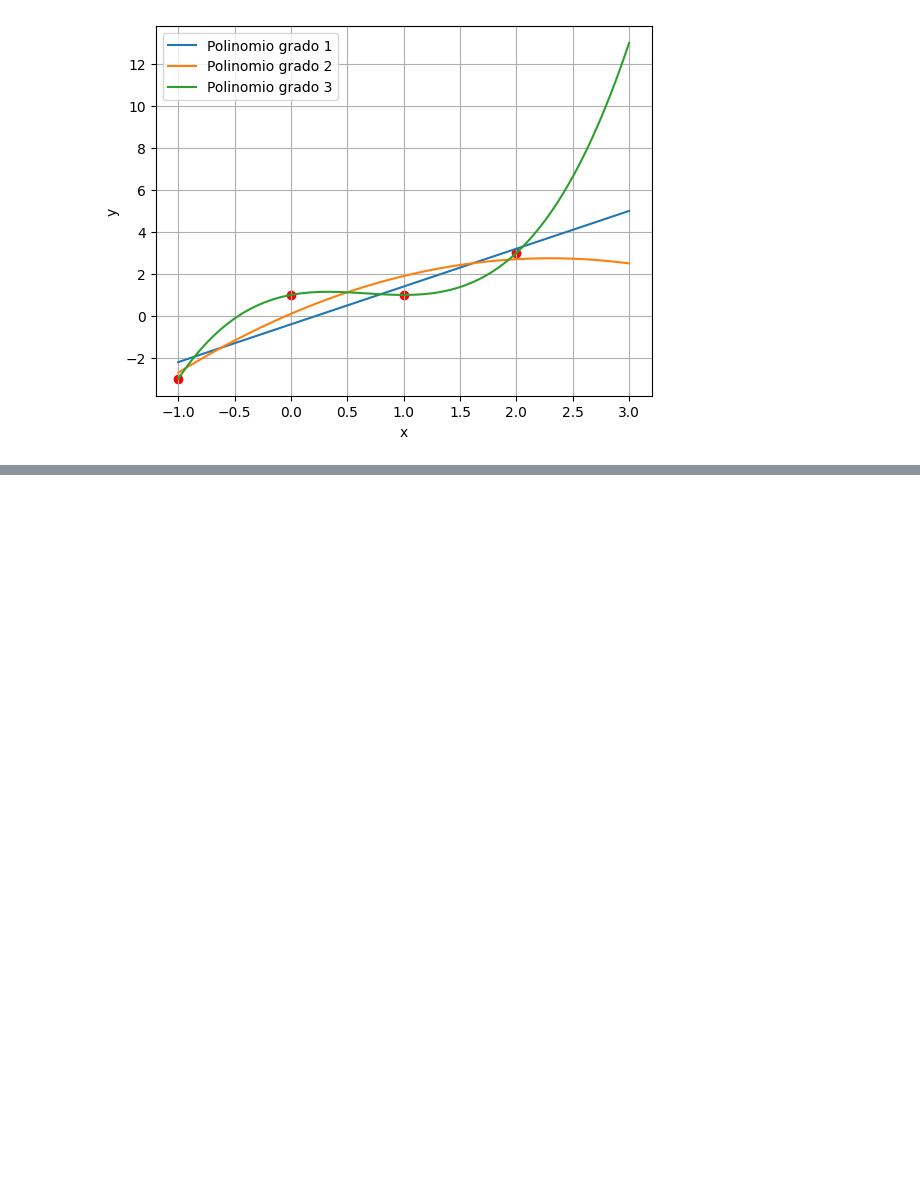
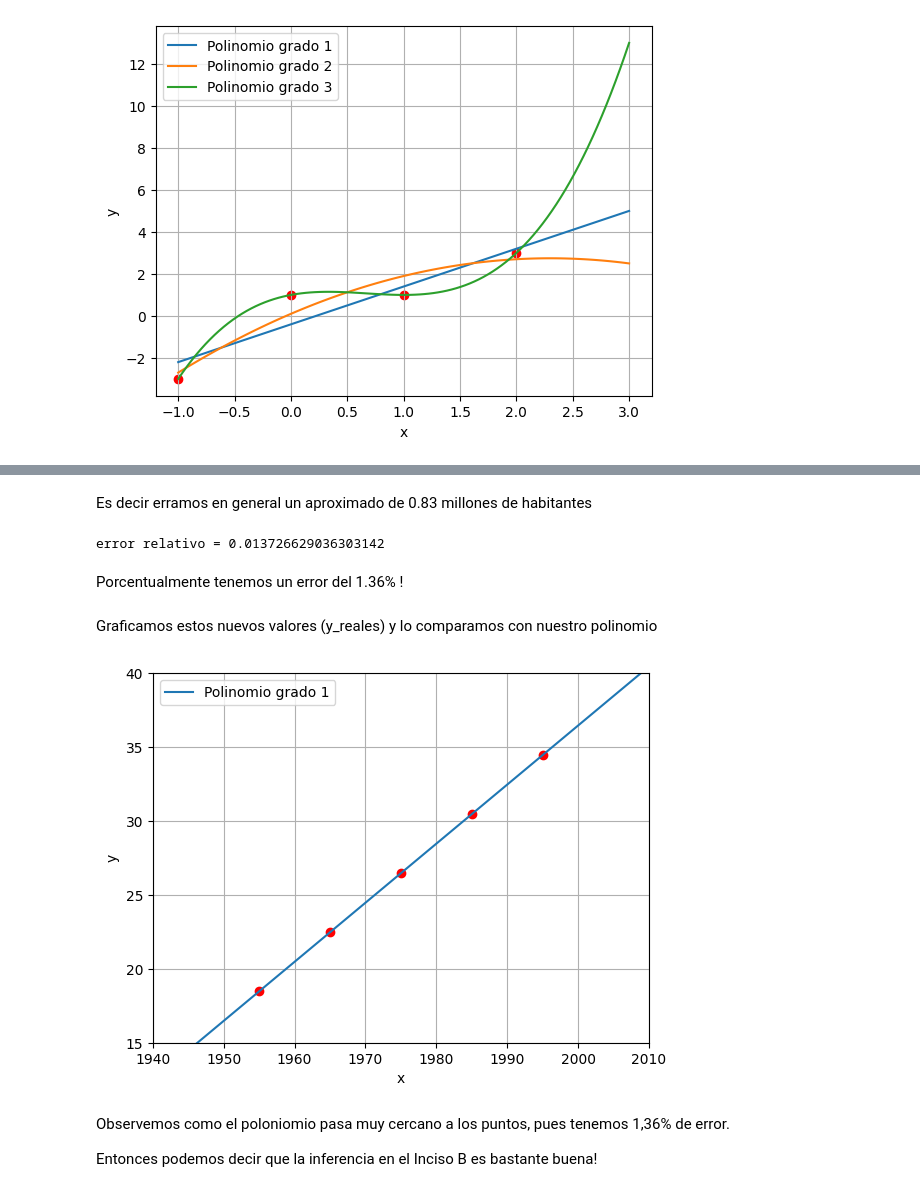
Before and after one commit to arielbakal/AlgebraLinealComputacional_UBA_FCEN, a Jupyter notebook: practicas/practica 7/practica7.ipynb, the cells around one changed output, grey strips where cells are left out. Saved outputs shown, nothing was run; the diff lists cells and outputs as text; code cells hidden in the pictures; blank space fills up the shorter version.

```diff
--- a/practicas/practica 7/practica7.ipynb
+++ b/practicas/practica 7/practica7.ipynb
@@ -105,0 +170,32 @@ plt.show()
+# %% [markdown]
+Es decir erramos en general un aproximado de 0.83 millones de habitantes
+# %%
+error = np.linalg.norm( np.array(y_reales) - np.array(y) ) / np.linalg.norm( np.array(y_reales) )
+print("error relativo =", error)
+# %% [output]
+error relativo = 0.013726629036303142
+# %% [markdown]
+Porcentualmente tenemos un error del 1.36% !
+# %% [markdown]
+Graficamos estos nuevos valores (y_reales) y lo comparamos con nuestro polinomio
+# %%
+x = [1955,1965,1975,1985,1995]
+y_reales = [18.8,22.2,25.9,30.2,34.8]
+tabla = pd.DataFrame({'x': x, 'y': y})
+# %%
+x = np.linspace(17, 2010, 200)
+plt.plot(x, polinomio(x), label='Polinomio grado 1')
+plt.scatter(tabla['x'], tabla['y'], c='red')
+plt.xlim(1940, 2010)
+plt.ylim(15, 40)
+plt.xlabel('x')
+plt.ylabel('y')
+plt.legend()
+plt.grid(True)
+plt.show()
+# %% [output]
+[figure, added]
+# %% [markdown]
+Observemos como el poloniomio pasa muy cercano a los puntos, pues tenemos 1,36% de error.
+
+Entonces podemos decir que la inferencia en el Inciso B es bastante buena!
```
Also changed, not shown: parts of 12 cells of this notebook.
